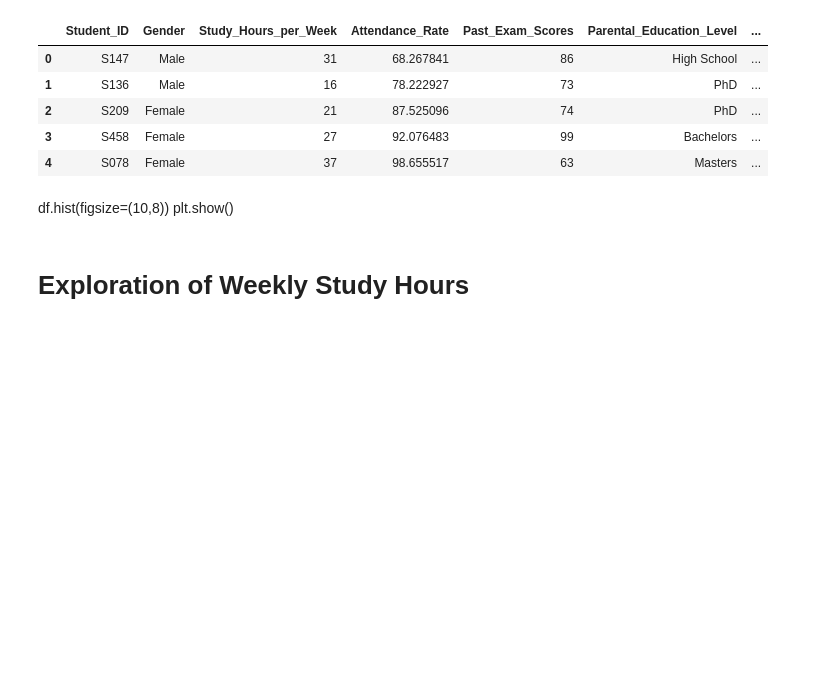
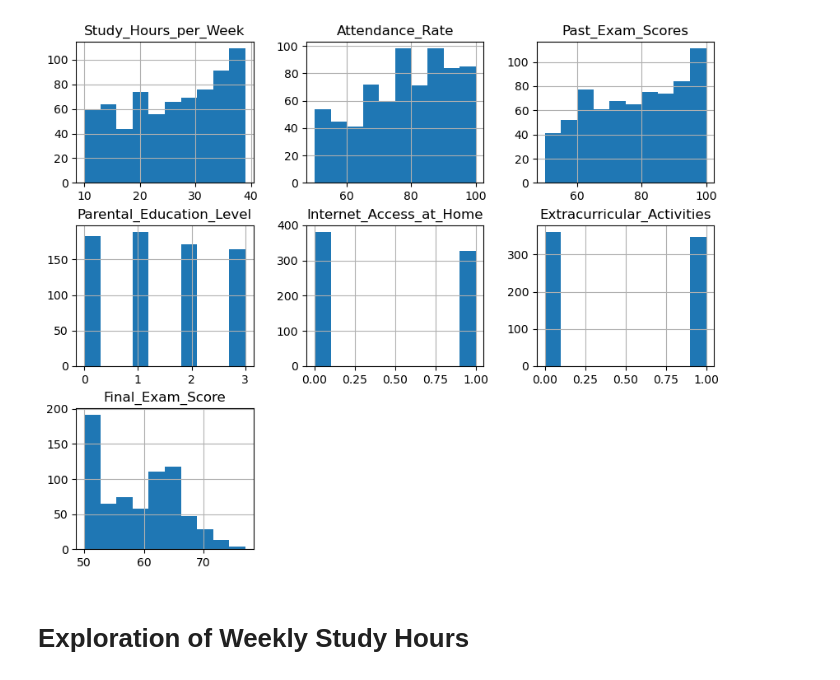
Before and after one commit to OnyeeVeee/what-if-simulator, a Jupyter notebook: notebooks/02_eda.ipynb, the cells around one changed output. Saved outputs shown, nothing was run; the diff lists cells and outputs as text; code cells hidden in the pictures; blank space fills up the shorter version.

```diff
--- a/notebooks/02_eda.ipynb
+++ b/notebooks/02_eda.ipynb
@@ -1,18 +0,0 @@
-# %%
-import pandas as pd
-import numpy as np
-import matplotlib.pyplot as plt
-import seaborn as sns
-
-df = pd.read_csv("../data/processed/cleaned_student_data.csv")
-df.head()
-# %% [output]
-|  | Student_ID | Gender | Study_Hours_per_Week | Attendance_Rate | Past_Exam_Scores | Parental_Education_Level | ... |
-| 0 | S147 | Male | 31 | 68.267841 | 86 | High School | ... |
-| 1 | S136 | Male | 16 | 78.222927 | 73 | PhD | ... |
-| 2 | S209 | Female | 21 | 87.525096 | 74 | PhD | ... |
-| 3 | S458 | Female | 27 | 92.076483 | 99 | Bachelors | ... |
-| 4 | S078 | Female | 37 | 98.655517 | 63 | Masters | ... |
-# %% [markdown]
-df.hist(figsize=(10,8))
-plt.show()
@@ -19,3 +6,8 @@ plt.show()
+# %%
+df.hist(figsize=(10,8))
+plt.show()
+# %% [output]
+[figure, added]
 # %% [markdown]
 # Exploration of Weekly Study Hours
 # %%
```
Also changed, not shown: parts of 1 cell of this notebook, 5 other files.
